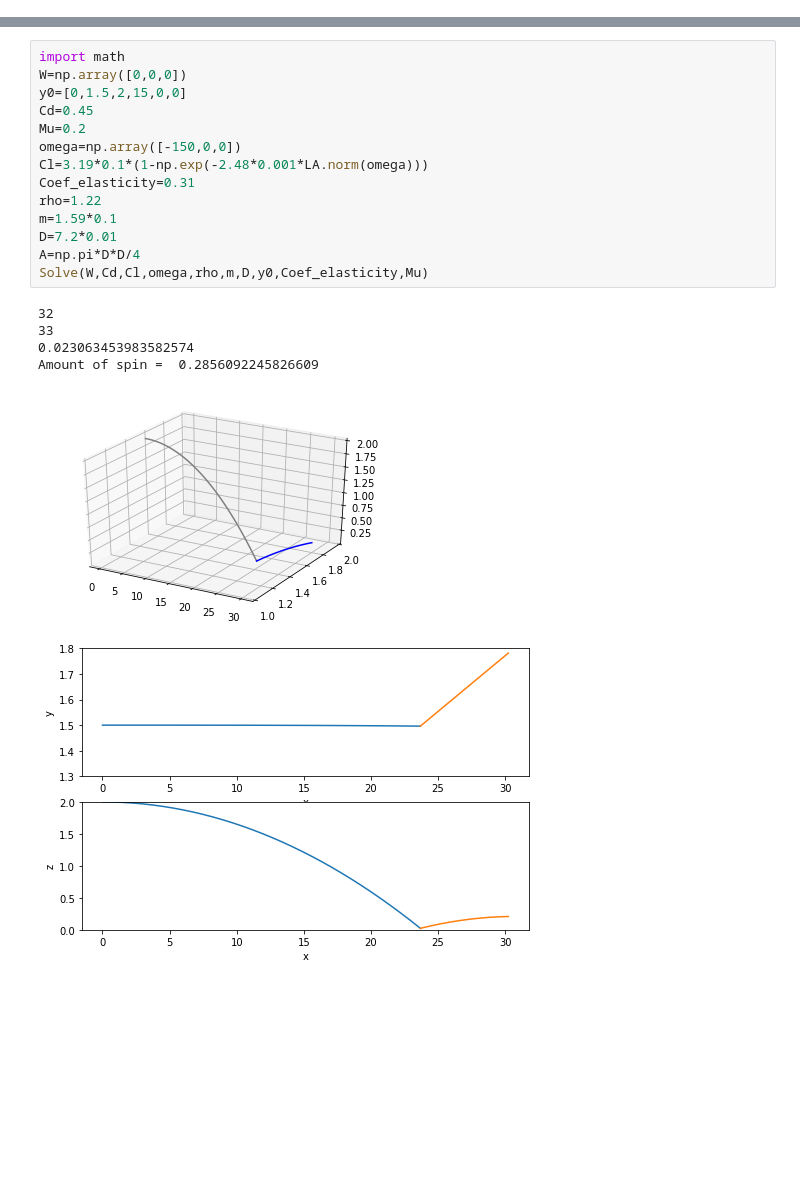
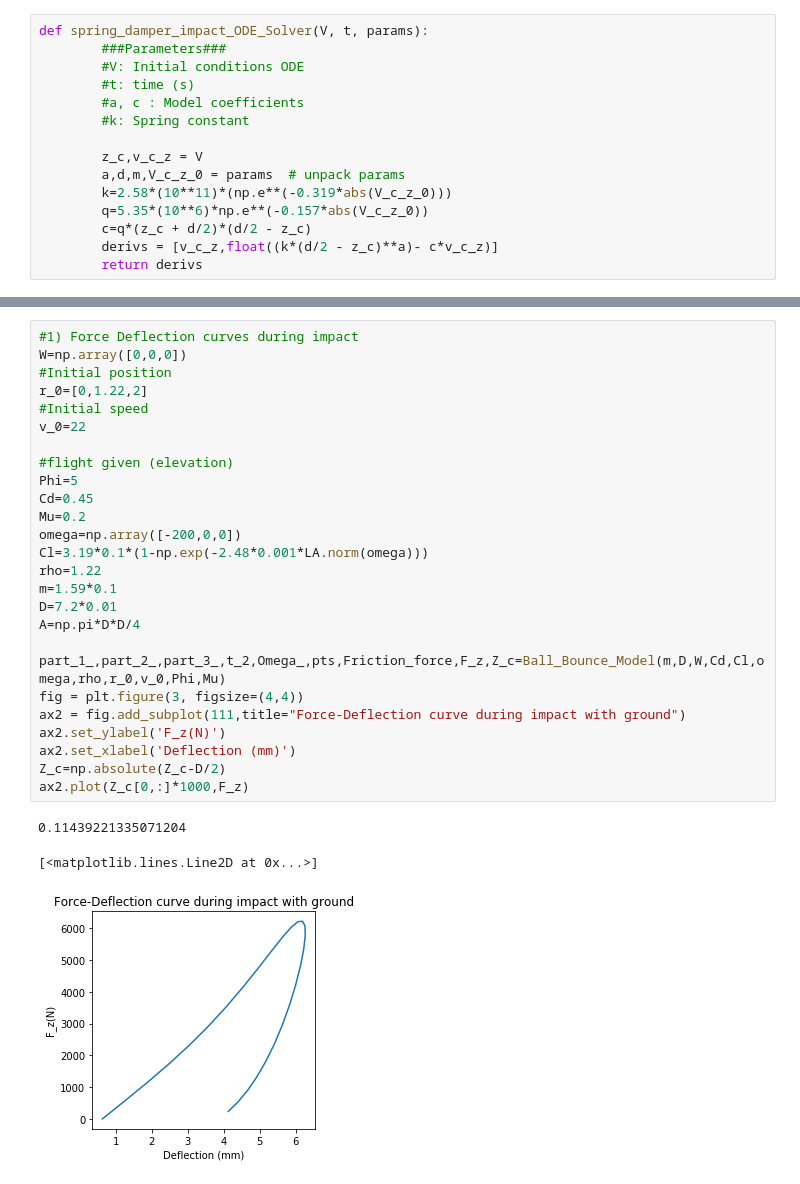
Before and after one commit to SachJbp/Mathematical-Modeling-of-a-spinning-ball-in-cricket, a Jupyter notebook: Math modeling of spinning cricket ball.ipynb, the cells around one changed output, grey strips where cells are left out. Saved outputs shown, nothing was run; the diff lists cells and outputs as text; blank space fills up the shorter version.

```diff
--- a/Math modeling of spinning cricket ball.ipynb
+++ b/Math modeling of spinning cricket ball.ipynb
@@ -68,0 +31,15 @@ def Solve(W,Cd,Cl,Omega,rho,m,D,v0,coef_elasticity,mu):
+# %%
+def spring_damper_impact_ODE_Solver(V, t, params):
+        ###Parameters###
+        #V: Initial conditions ODE
+        #t: time (s)
+        #a, c : Model coefficients
+        #k: Spring constant
+
+        z_c,v_c_z = V
+        a,d,m,V_c_z_0 = params  # unpack params
+        k=2.58*(10**11)*(np.e**(-0.319*abs(V_c_z_0)))
+        q=5.35*(10**6)*np.e**(-0.157*abs(V_c_z_0))
+        c=q*(z_c + d/2)*(d/2 - z_c)
+        derivs = [v_c_z,float((k*(d/2 - z_c)**a)- c*v_c_z)]
+        return derivs
@@ -69,21 +199,30 @@ def Solve(W,Cd,Cl,Omega,rho,m,D,v0,coef_elasticity,mu):
 # %%
-import math
+#1) Force Deflection curves during impact
 W=np.array([0,0,0])
-y0=[0,1.5,2,15,0,0]
+#Initial position
+r_0=[0,1.22,2]
+#Initial speed
+v_0=22
+
+#flight given (elevation)
+Phi=5
 Cd=0.45
 Mu=0.2
-omega=np.array([-150,0,0])
+omega=np.array([-200,0,0])
 Cl=3.19*0.1*(1-np.exp(-2.48*0.001*LA.norm(omega)))
-Coef_elasticity=0.31
 rho=1.22
 m=1.59*0.1
 D=7.2*0.01
 A=np.pi*D*D/4
-Solve(W,Cd,Cl,omega,rho,m,D,y0,Coef_elasticity,Mu)
+
+part_1_,part_2_,part_3_,t_2,Omega_,pts,Friction_force,F_z,Z_c=Ball_Bounce_Model(m,D,W,Cd,Cl,omega,rho,r_0,v_0,Phi,Mu)
+fig = plt.figure(3, figsize=(4,4))
+ax2 = fig.add_subplot(111,title="Force-Deflection curve during impact with ground")
+ax2.set_ylabel('F_z(N)')
+ax2.set_xlabel('Deflection (mm)')
+Z_c=np.absolute(Z_c-D/2)
+ax2.plot(Z_c[0,:]*1000,F_z)
 # %% [output]
-32
-33
-0.023063453983582574
-Amount of spin =  0.2856092245826609
+0.11439221335071204
+[<matplotlib.lines.Line2D at 0x...>]
-[figure, old version]
+[figure, new version]
-[figure, removed]
```
Also changed, not shown: parts of 14 cells of this notebook.
